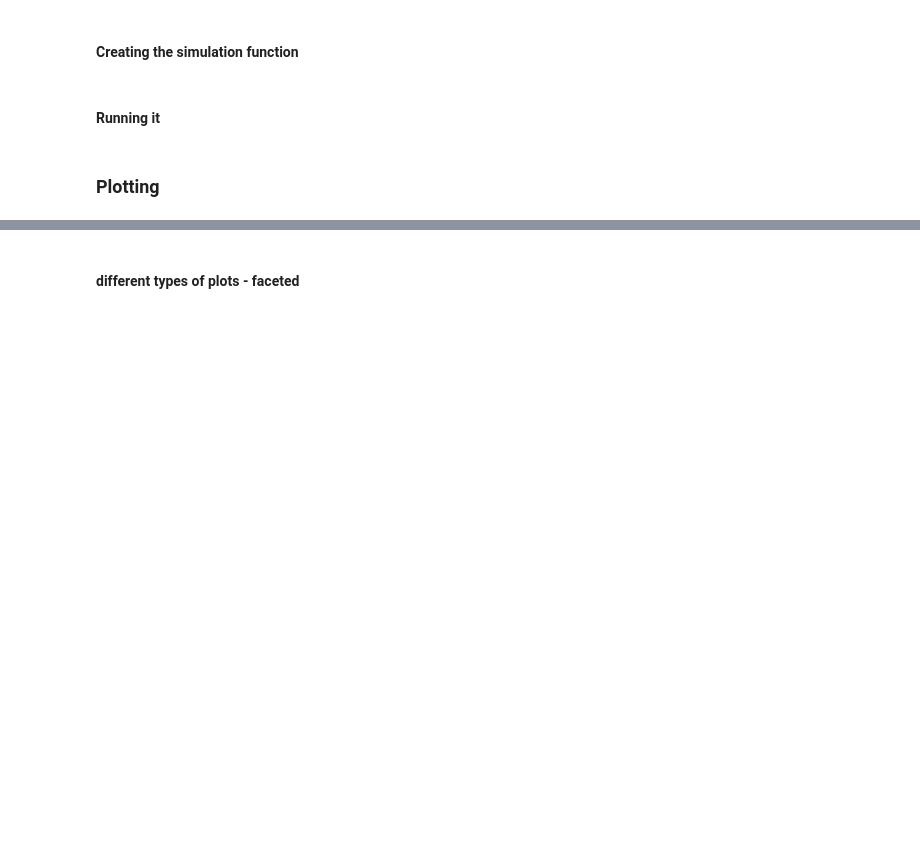
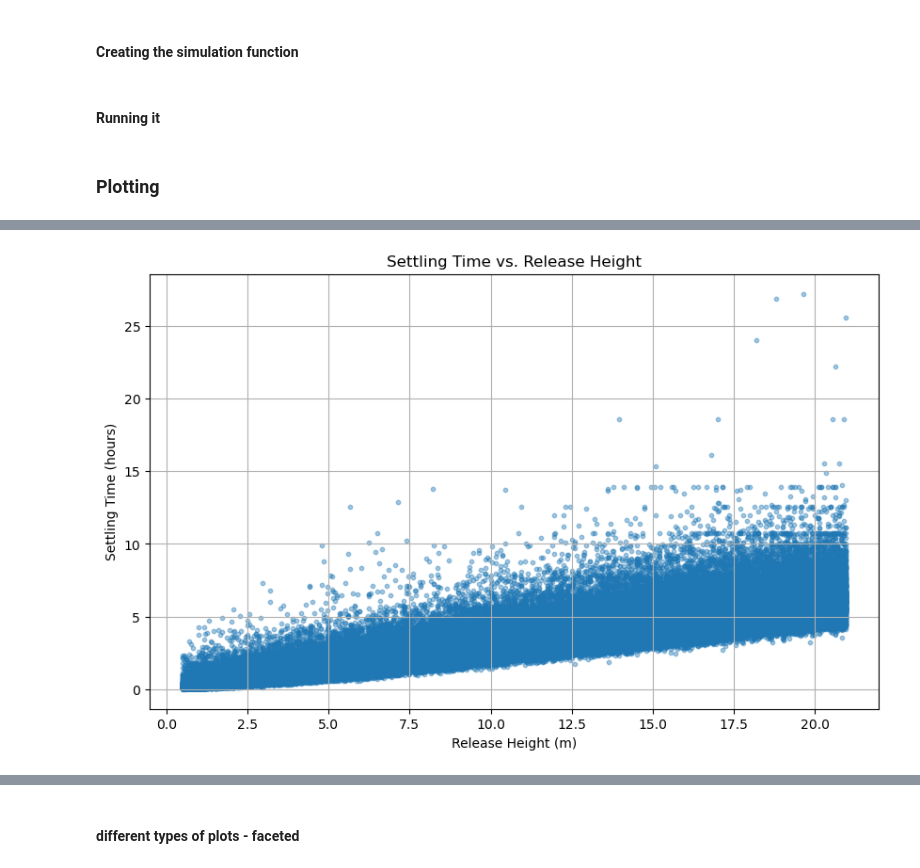
Before and after one commit to jj-franks/Dispersal-Model, a Jupyter notebook: Models/Model-PISCO.ipynb, the cells around one changed output, grey strips where cells are left out. Cells and saved outputs as stored; diff of their text form; code cells hidden in the pictures; blank space fills up the shorter version.

```diff
--- a/Models/Model-PISCO.ipynb
+++ b/Models/Model-PISCO.ipynb
@@ -80,3 +126,18 @@ v_interp = RegularGridInterpolator((time_sec, bindist), v_data, bounds_error=Fal
+# %%
+#guide for what happens if particles hit the surface
+def u_interp_extended(t, z):
+    z_max = bindist.max()
+    if z > z_max:
+        return u_interp((t, z_max))
+    else:
+        return u_interp((t, z))
+
+def v_interp_extended(t, z):
+    z_max = bindist.max()
+    if z > z_max:
+        return v_interp((t, z_max))
+    else:
+        return v_interp((t, z))
 # %% [markdown]
 **Setting up some parameters**
 # %%
@@ -197,0 +459,18 @@ plt.show()
+# %%
+import pandas as pd
+import matplotlib.pyplot as plt
+
+# Convert to DataFrame
+df_settle = pd.DataFrame(settling_records, columns=['release_height', 'settling_time_hours'])
+
+# Scatter plot
+plt.figure(figsize=(10, 6))
+plt.scatter(df_settle['release_height'], df_settle['settling_time_hours'], s=10, alpha=0.4)
+plt.xlabel("Release Height (m)")
+plt.ylabel("Settling Time (hours)")
+plt.title("Settling Time vs. Release Height")
+plt.grid(True)
+plt.savefig("figures/settling_time_vs_release_height-PISCO.png", dpi=300, bbox_inches='tight')
+plt.show()
+# %% [output]
+[figure, added]
```
Also changed, not shown: parts of 20 cells of this notebook, 20 other files.
